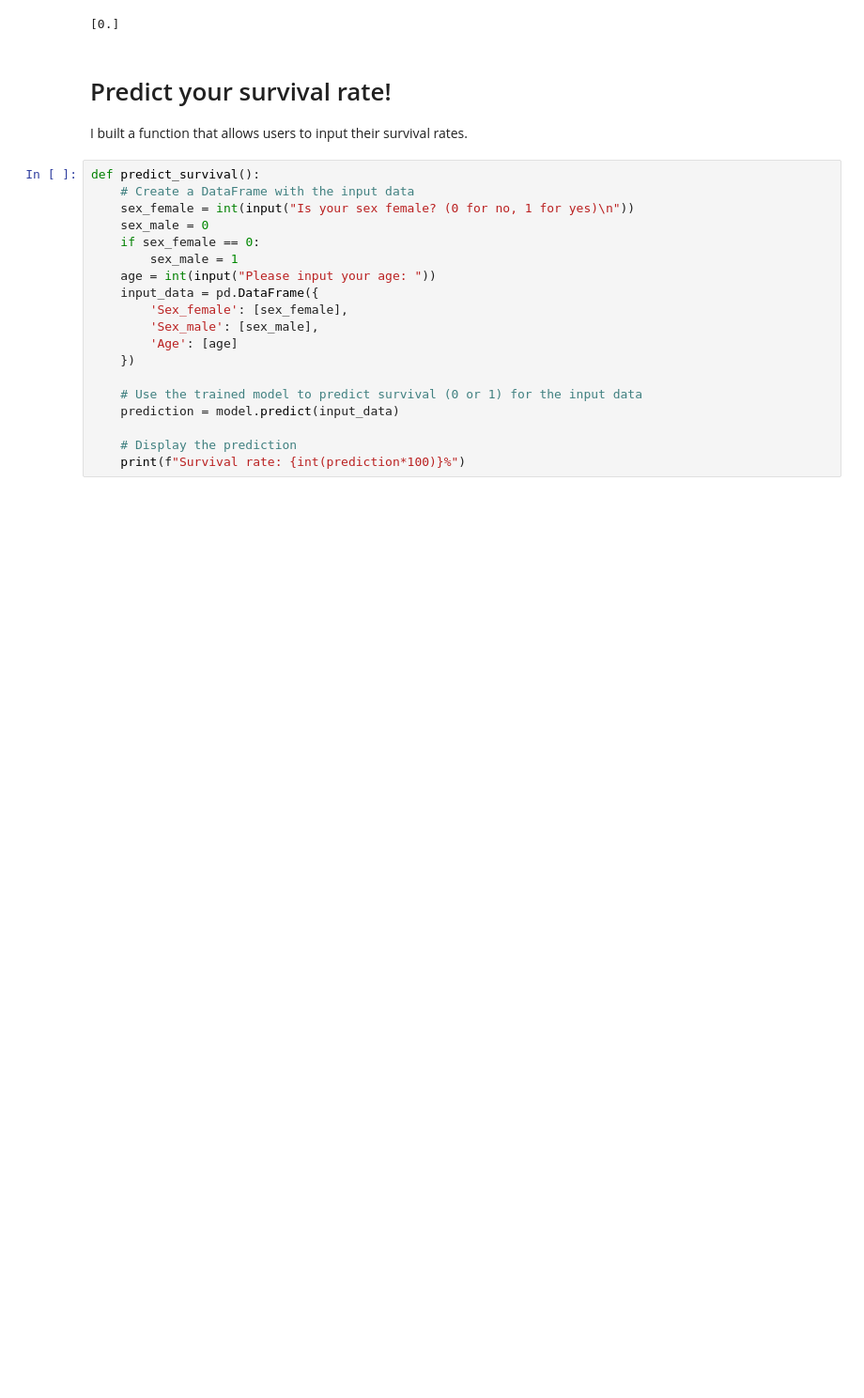
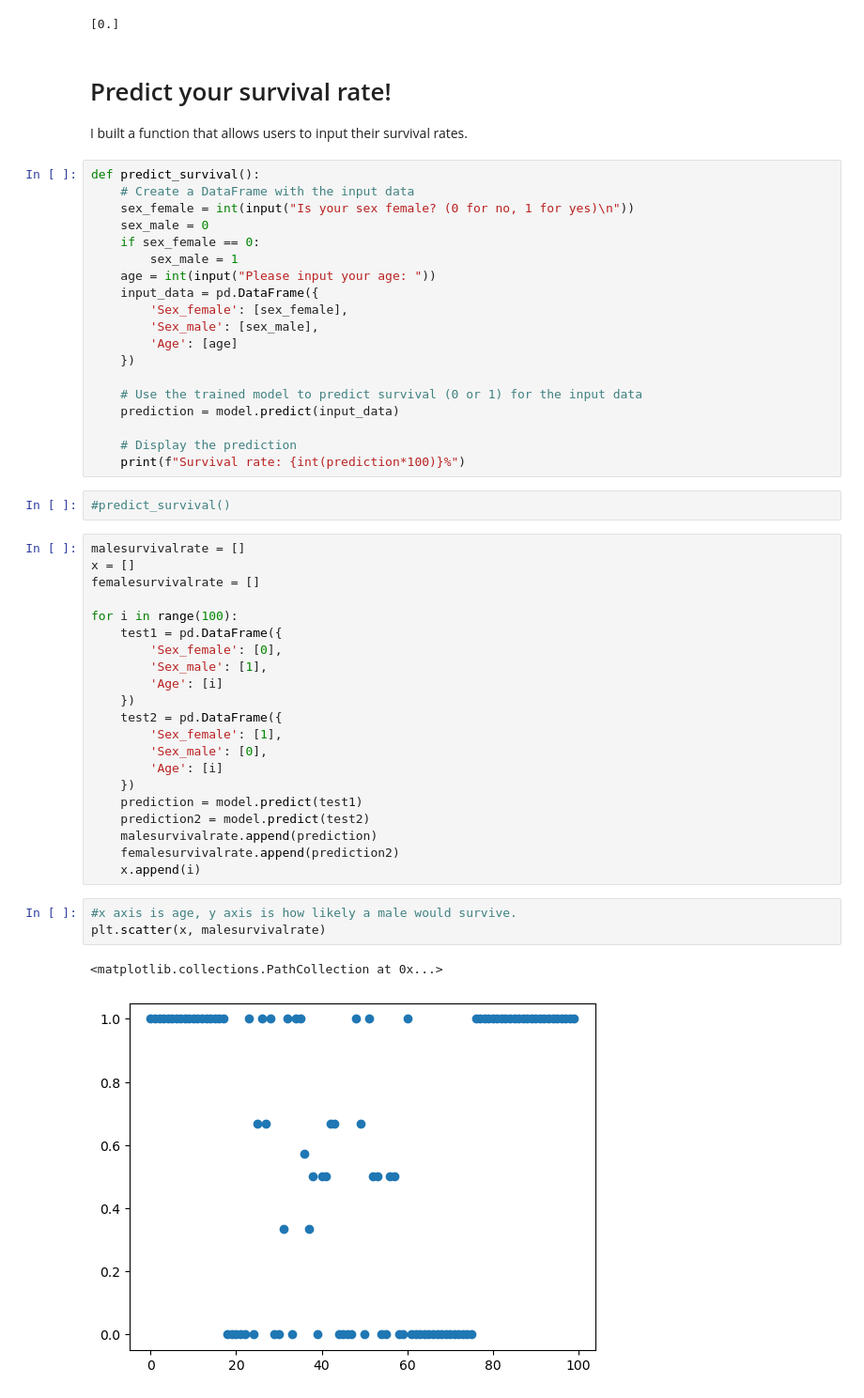
Before and after one commit to bendejong0/AIProjects, a Jupyter notebook: benstitanicpredictor.ipynb, the cells around one changed output. Shown at 94% size. Cells and saved outputs as stored; diff of their text form; blank space fills up the shorter version.

Commit message:
Added graphing so we can see what the model is thinking, generally

```diff
--- a/benstitanicpredictor.ipynb
+++ b/benstitanicpredictor.ipynb
@@ -113,3 +113,32 @@ def predict_survival():
 
     # Display the prediction
     print(f"Survival rate: {int(prediction*100)}%")
+# %%
+#predict_survival()
+# %%
+malesurvivalrate = []
+x = []
+femalesurvivalrate = []
+
+for i in range(100):
+    test1 = pd.DataFrame({
+        'Sex_female': [0],
+        'Sex_male': [1],
+        'Age': [i]
+    })
+    test2 = pd.DataFrame({
+        'Sex_female': [1],
+        'Sex_male': [0],
+        'Age': [i]
+    })
+    prediction = model.predict(test1)
+    prediction2 = model.predict(test2)
+    malesurvivalrate.append(prediction)
+    femalesurvivalrate.append(prediction2)
+    x.append(i)
+# %%
+#x axis is age, y axis is how likely a male would survive.
+plt.scatter(x, malesurvivalrate)
+# %% [output]
+<matplotlib.collections.PathCollection at 0x...>
+[figure, added]
```
Also changed, not shown: parts of 4 cells of this notebook.
